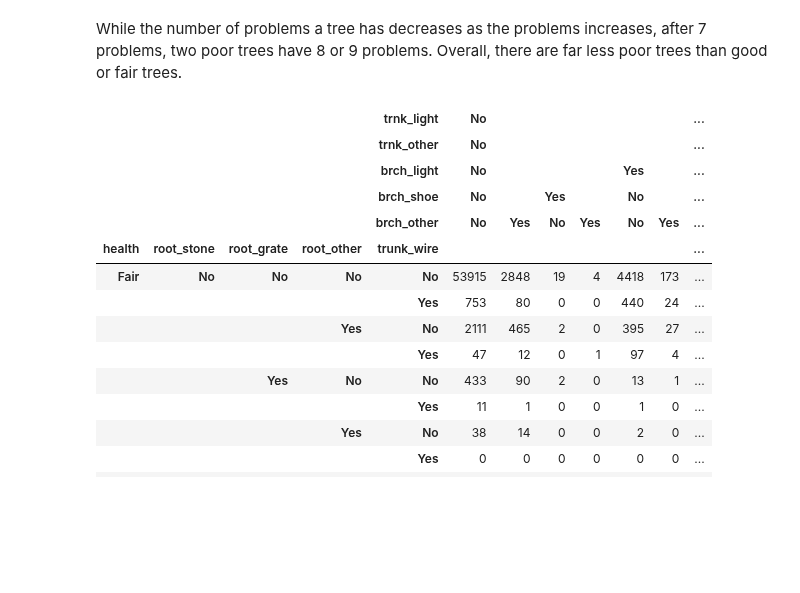
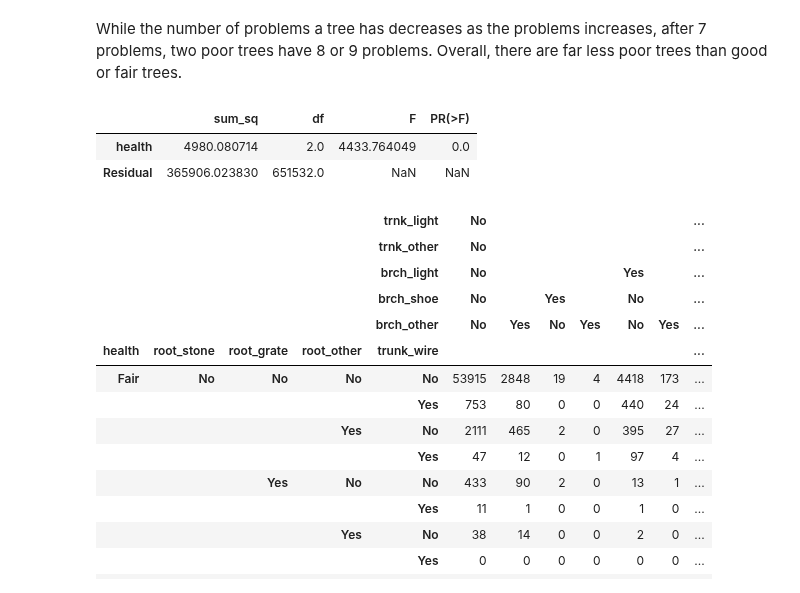
Before and after one commit to annasophiat/tree-health-census, a Jupyter notebook: tree_census_statistical_analysis.ipynb, the cells around one changed output. Cells and saved outputs as stored; diff of their text form; code cells hidden in the pictures; blank space fills up the shorter version.

```diff
--- a/tree_census_statistical_analysis.ipynb
+++ b/tree_census_statistical_analysis.ipynb
@@ -696,5 +706,14 @@ F_onewayResult(statistic=12340693.023839835, pvalue=0.0)
 # %% [markdown]
 While the number of problems a tree has decreases as the problems increases, after 7 problems, two poor trees have 8 or 9 problems. Overall, there are far less poor trees than good or fair trees.
+# %%
+probs_health = ols('num_problems ~ health', data=tree).fit()
+ph_table = sm.stats.anova_lm(probs_health, typ=2)
+
+display(ph_table)
+# %% [output]
+|  | sum_sq | df | F | PR(>F) |
+| health | 4980.080714 | 2.0 | 4433.764049 | 0.0 |
+| Residual | 365906.023830 | 651532.0 | NaN | NaN |
 # %%
 # comparing health and tree problems
 
```
Also changed, not shown: parts of 9 cells of this notebook, 1 other file.
